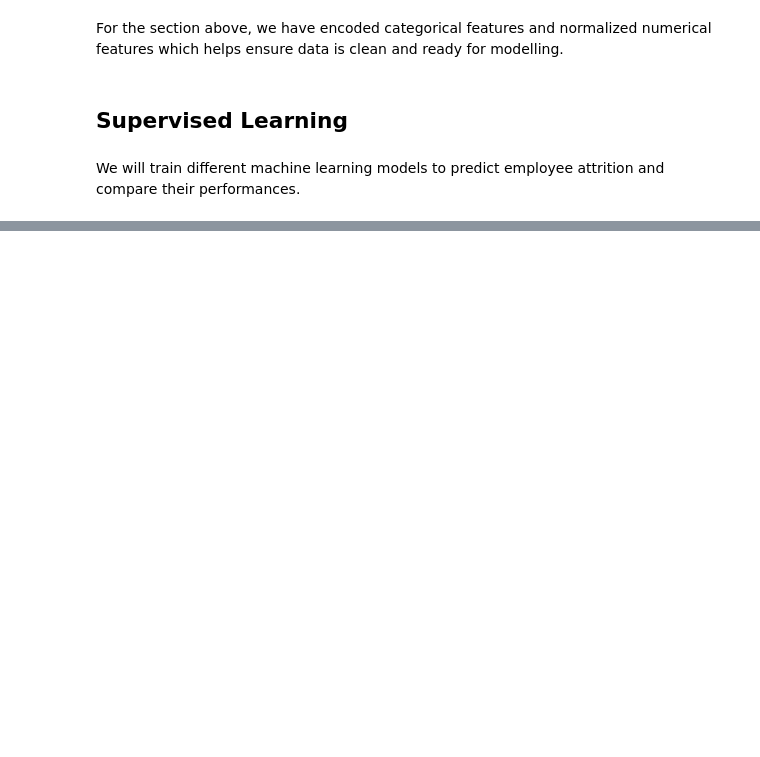
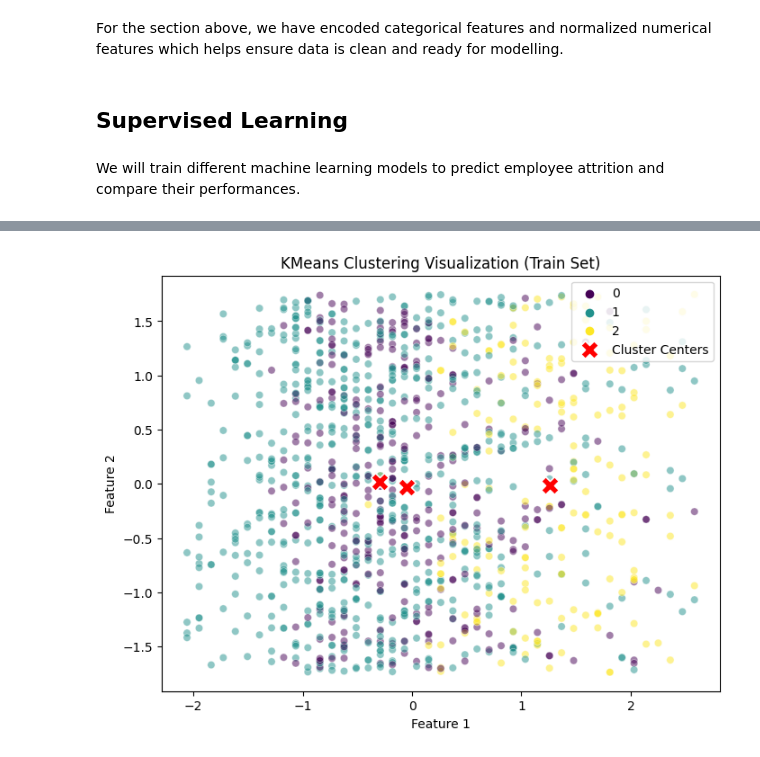
Before and after one commit to easonwangzk/UChicago, a Jupyter notebook: ml_final_project.ipynb, the cells around one changed output, grey strips where cells are left out. Drawn from its saved outputs; the diff is of its cells as text; code cells hidden in the pictures; blank space fills up the shorter version.

```diff
--- a/ml_final_project.ipynb
+++ b/ml_final_project.ipynb
@@ -385,35 +392,0 @@ Overall, the model performs higher accuracy of around 93.2%, especially for pred
-# %%
-kmeans_results_train = {}
-kmeans_results_test = {}
-vaf_scores_train = []
-vaf_scores_test = []
-
-for k in range(2, 11):
-    kmeans_train = KMeans(n_clusters=k, n_init=100, random_state=42)
-    kmeans_train.fit(X_train)
-    kmeans_results_train[k] = kmeans_train
-
-    # Compute VAF for train
-    sse_train = kmeans_train.inertia_
-    total_variance_train = np.var(X_train, axis=0).sum() * X_train.shape[0]
-    r2_train = 1 - (sse_train / total_variance_train)
-    vaf_scores_train.append(r2_train)
-
-    kmeans_test = KMeans(n_clusters=k, init=kmeans_train.cluster_centers_, n_init=1, random_state=42)
-    kmeans_test.fit(X_test)
-    kmeans_results_test[k] = kmeans_test
-
-    # Compute VAF for test
-    sse_test = kmeans_test.inertia_
-    total_variance_test = np.var(X_test, axis=0).sum() * X_test.shape[0]
-    r2_test = 1 - (sse_test / total_variance_test)
-    vaf_scores_test.append(r2_test)
-
-# Plot VAF(R-squared) scores
-plt.figure(figsize=(10, 5))
-plt.plot(range(2, 11), vaf_scores_train, marker='o', linestyle='-', label='Train VAF')
-plt.xlabel('Number of Clusters (k)')
-plt.ylabel('Variance Accounted For (VAF)')
-plt.title('Scree Plot for K-means Clustering')
-plt.legend()
-plt.show()
@@ -432,0 +442,12 @@ Based on the generated results, the clusters explain a moderate amount of varian
+# %%
+# Visualization for KMeans + Logistic Regression
+plt.figure(figsize=(8, 6))
+sns.scatterplot(x=X_train[:, 0], y=X_train[:, 1], hue=kmeans.labels_, palette='viridis', alpha=0.5)
+sns.scatterplot(x=kmeans.cluster_centers_[:, 0], y=kmeans.cluster_centers_[:, 1], color='red', marker='X', s=200, label='Cluster Centers')
+plt.title("KMeans Clustering Visualization (Train Set)")
+plt.xlabel("Feature 1")
+plt.ylabel("Feature 2")
+plt.legend()
+plt.show()
+# %% [output]
+[figure, added]
```
Also changed, not shown: parts of 29 cells of this notebook.
